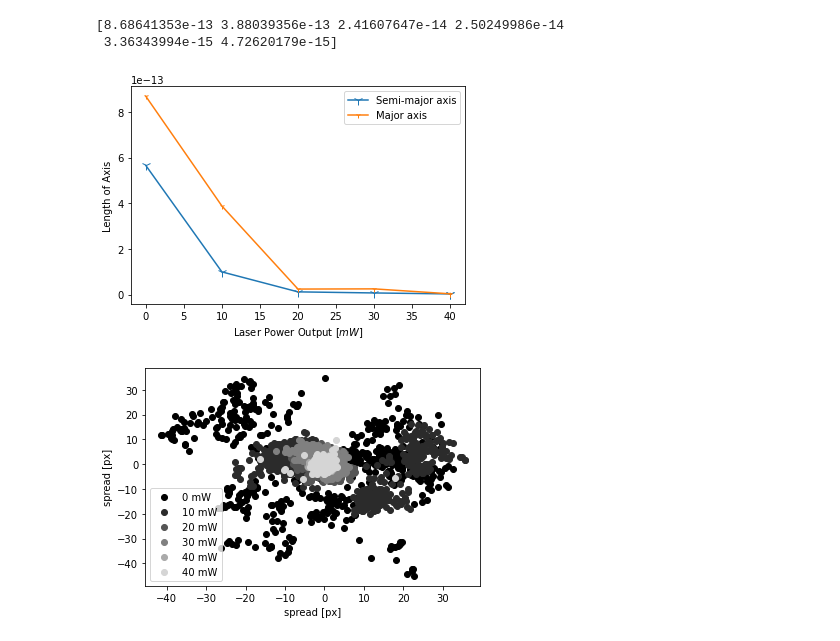
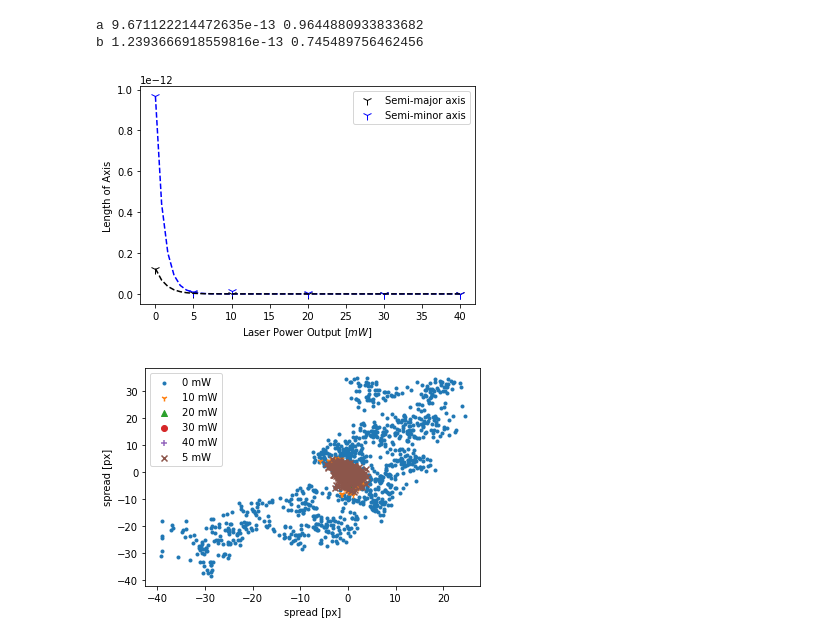
Before and after one commit to SangersJeroen/TweezerRP, a Jupyter notebook: Python/ellips_plot.ipynb, the cells around one changed output. Cells and saved outputs as stored; diff of their text form; code cells hidden in the pictures.

Commit message:
resultaten af, appendix aangevuld

```diff
--- a/Python/ellips_plot.ipynb
+++ b/Python/ellips_plot.ipynb
@@ -72,7 +73,7 @@ def calculateNoise(I):
 from os import listdir
 from os.path import isfile, join
 
-mypath = "..\\Matlab\\Bead"
+mypath = "..\\Matlab\\Trap"
 
 onlyfiles = [f for f in listdir(mypath) if isfile(join(mypath, f))]
 
@@ -80,8 +81,8 @@ only_tif_files = [f for f in onlyfiles if ".mat" not in f]
 
 cleaned_labels = []
 
-for i in range(0,len(only_tif_files)):
-    cleaned_labels.append(only_tif_files[i].split(' ')[2])
+for i in range(0,len(only_tif_files)):                # /-- 2 for bead, 1 for trap
+    cleaned_labels.append(only_tif_files[i].split(' ')[1])
 
 print(onlyfiles)
 print(only_tif_files)
@@ -196,29 +205,42 @@ theta = [1.06391952]
 # %%
-print(a_array)
-
 power = np.array( [int(f) for f in cleaned_labels] )
 
-plt.plot(power, b_array, label=r'Semi-major axis', marker='1', markersize=10)
-plt.plot(power, a_array, label=r'Major axis', marker='1')
+param_a, param_unc = cv(function_to_fit, power, a_array, p0=[5.6e-13, 0.175])
+param_b, param_unc = cv(function_to_fit, power, b_array)
+
+x_range = np.linspace(0,40)
+
+b_fit = function_to_fit(x_range, *param_b)
+a_fit = function_to_fit(x_range, *param_a)
+
+print("a" , *param_a)
+print("b" , *param_b)
+
+plt.plot(power, b_array, label=r'Semi-major axis', marker='1', markersize=10, linestyle='none', color='black')
+plt.plot(power, a_array, label=r'Semi-minor axis', marker='1', markersize=10, linestyle='none', color='blue')
+plt.plot(x_range, a_fit, color='blue', linestyle='--')
+plt.plot(x_range, b_fit, color='black', linestyle='--')
 plt.xlabel(r'Laser Power Output [$mW$]')
 plt.ylabel(r'Length of Axis')
 plt.legend()
 plt.savefig('axis.png', dpi=200)
 # %% [output]
-[8.68641353e-13 3.88039356e-13 2.41607647e-14 2.50249986e-14
- 3.36343994e-15 4.72620179e-15]
+a 9.671122214472635e-13 0.9644880933833682
+b 1.2393666918559816e-13 0.745489756462456
-[figure, old version]
+[figure, new version]
 # %%
+markers= ['.','1','^','o','+','x','s']
+
 for i in range(0,len(only_tif_files)):
-    color = i/len(only_tif_files)
+    color = i/(len(only_tif_files)+1)
     r= g= b= color
-    plt.scatter(X[i]-np.nanmean(X[i]),Y[i]-np.nanmean(Y[i]), label=cleaned_labels[i]+' mW', color=(r,g,b))
+    plt.scatter(X[i]-np.nanmean(X[i]),Y[i]-np.nanmean(Y[i]), label=cleaned_labels[i]+' mW', marker=markers[i])
 plt.xlabel('spread [px]')
 plt.ylabel('spread [px]')
 plt.legend()
 plt.savefig('spread.png', dpi=200)
 # %% [output]
-[figure, old version]
+[figure, new version]
 # %%
 %matplotlib notebook
 
```
Also changed, not shown: parts of 6 cells of this notebook, 21 other files.
